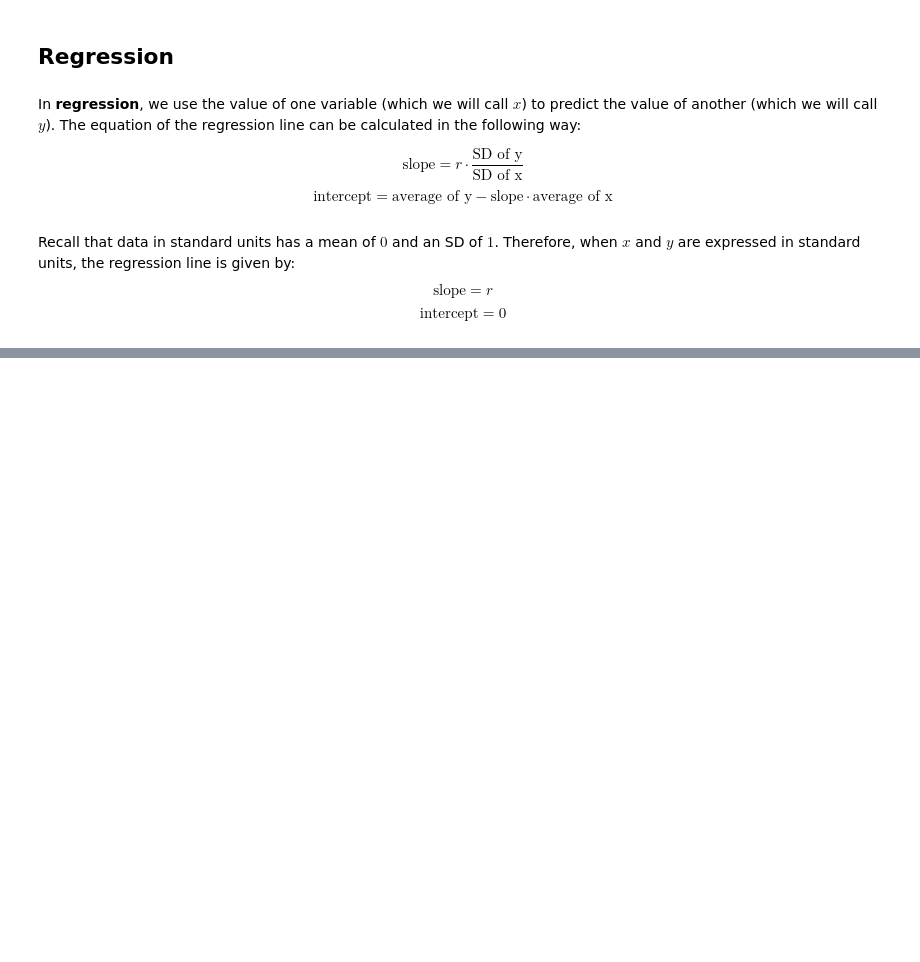
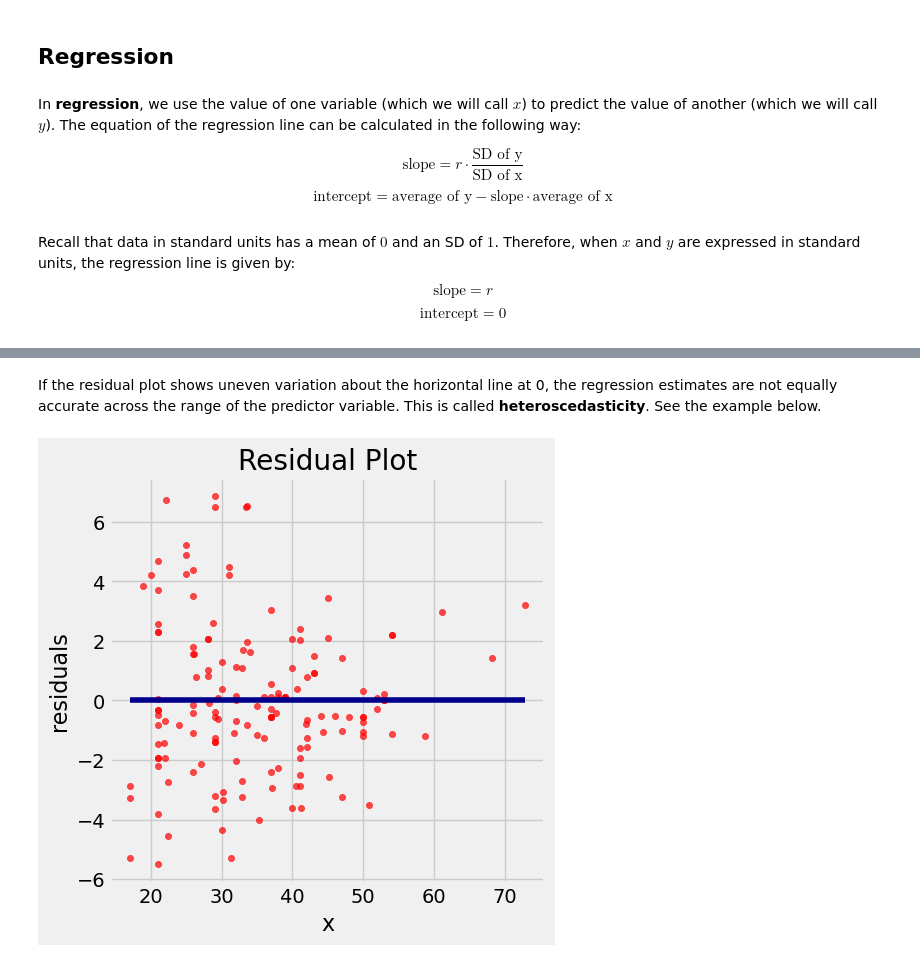
Before and after one commit to samuelBobick/d8-mini-lectures, a Jupyter notebook: mini-lectures.ipynb, the cells around one changed output, grey strips where cells are left out. Cells and saved outputs as stored; diff of their text form; code cells hidden in the pictures; blank space fills up the shorter version.

```diff
--- a/mini-lectures.ipynb
+++ b/mini-lectures.ipynb
@@ -494,0 +568,7 @@ $$\text{intercept} = 0$$
+# %% [markdown]
+If the residual plot shows uneven variation about the horizontal line at 0, the regression estimates are not equally accurate across the range of the predictor variable. This is called **heteroscedasticity**. See the example below.
+# %%
+hybrid = Table.read_table('https://www.inferentialthinking.com/data/hybrid.csv').relabeled("mpg", "x").relabeled("acceleration", "y")
+residual_plot(hybrid, "x", "y")
+# %% [output]
+[figure, added]
```
Also changed, not shown: parts of 28 cells of this notebook, 3 other files.
